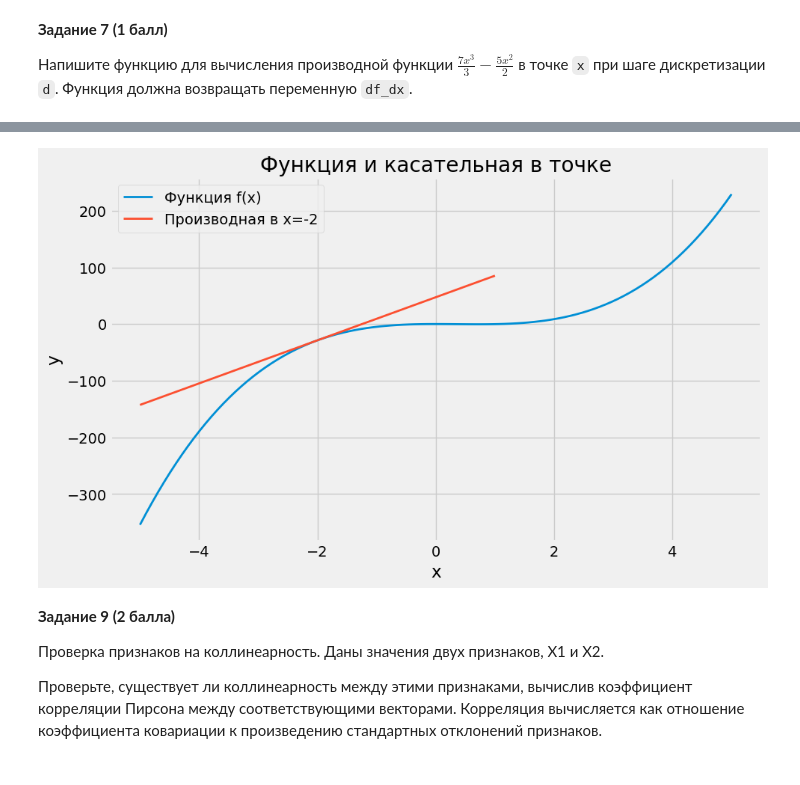
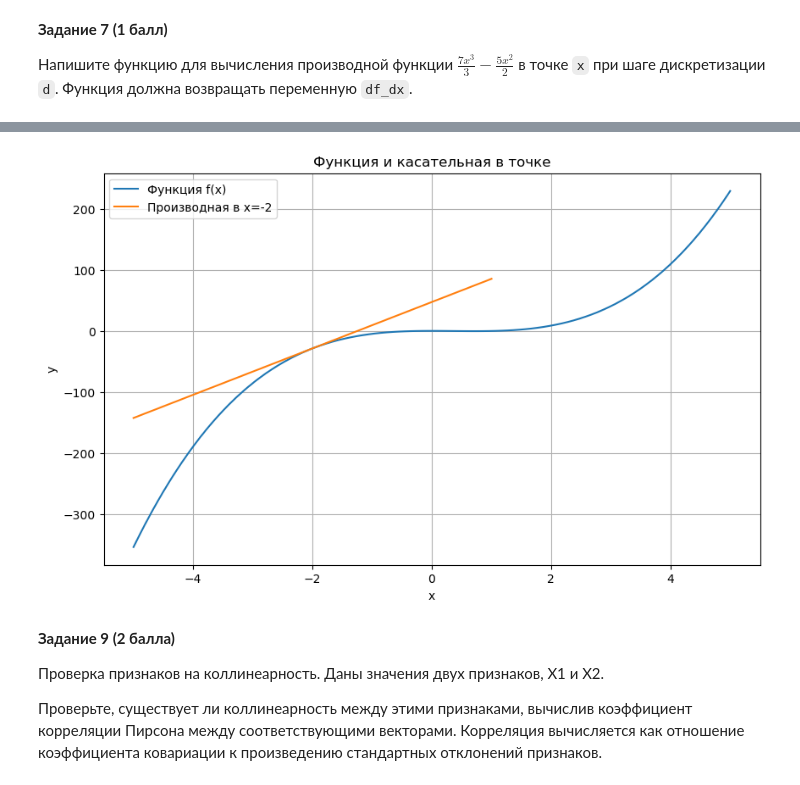
Before and after one commit to Saugardas/mipt_2, a Jupyter notebook: ml_basics/hw_1/Lecture_01_assignments_2024.ipynb, the cells around one changed output, grey strips where cells are left out. Saved outputs shown, nothing was run; the diff lists cells and outputs as text; code cells hidden in the pictures.

```diff
--- a/ml_basics/hw_1/Lecture_01_assignments_2024.ipynb
+++ b/ml_basics/hw_1/Lecture_01_assignments_2024.ipynb
@@ -428,34 +428,35 @@ def plot_function_and_tangent(x):
     # 100 точек с равными интервалами в промежутке между -5 и 5).
     x_range = np.linspace(-5, 5, 100)
 
     # Вычисляем значения функции на отрезке
     y = f(x_range)
 
     # Вычисляем значение аналитической производной в точке х0
     derivative = calculate_derivative(x)
 
     # Зададим чуть более короткий отрезок для отображения касательной в окрестости точки х0
     x_tang_range = np.linspace(max(x - 3, -5), min(x + 3, 5), 20) # Верно
 
     # Вычисляем уравнение касательной
     tangent = derivative * (x_tang_range - x) + f(x) # Верно
 
     # Задаем канву под график
     plt.figure(figsize=(10, 6))
     # Строим функцию
     plt.plot(x_range, y, label='Функция f(x)')
     # Добавляем график касательной в точке
     plt.plot(x_tang_range, tangent, label=f'Производная в x={x}')
     plt.xlabel('x')
     plt.ylabel('y')
     plt.title('Функция и касательная в точке')
     plt.legend()
     plt.grid(True)
     plt.show()
 
+plt.style.use('default') # меняем стиль обратно
 plot_function_and_tangent(x=-2)
 # %% [output]
-[figure, old version]
+[figure, new version]
 # %% [markdown]
 **Задание 9 (2 балла)**
 
```
